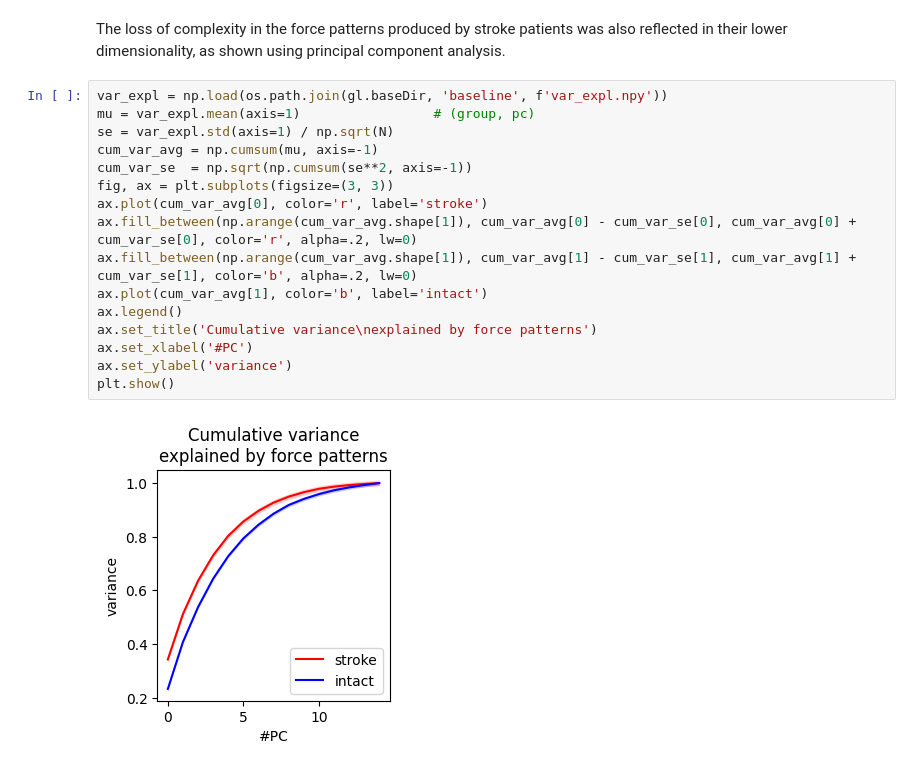
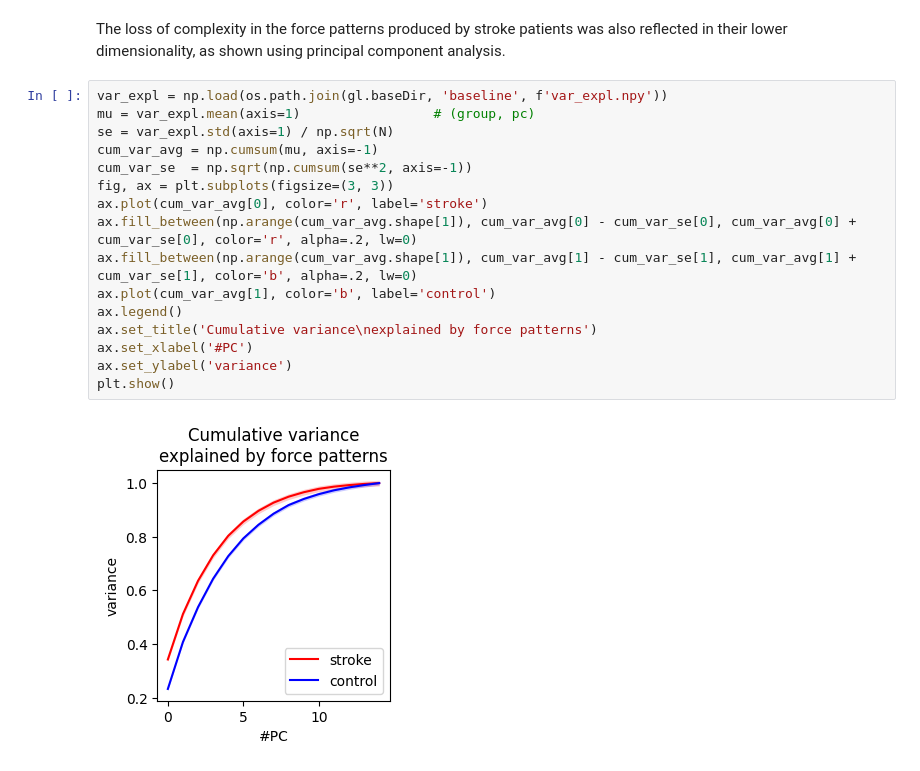
Before and after one commit to mnlmrc/OffManifoldLearning, a Jupyter notebook: notebooks/baseline.ipynb, the cells around one changed output. Saved outputs shown, nothing was run; the diff lists cells and outputs as text.

```diff
--- a/notebooks/baseline.ipynb
+++ b/notebooks/baseline.ipynb
@@ -163,18 +163,18 @@ The loss of complexity in the force patterns produced by stroke patients was als
 # %%
 var_expl = np.load(os.path.join(gl.baseDir, 'baseline', f'var_expl.npy'))
 mu = var_expl.mean(axis=1)                 # (group, pc)
 se = var_expl.std(axis=1) / np.sqrt(N)
 cum_var_avg = np.cumsum(mu, axis=-1)
 cum_var_se  = np.sqrt(np.cumsum(se**2, axis=-1))
 fig, ax = plt.subplots(figsize=(3, 3))
 ax.plot(cum_var_avg[0], color='r', label='stroke')
 ax.fill_between(np.arange(cum_var_avg.shape[1]), cum_var_avg[0] - cum_var_se[0], cum_var_avg[0] + cum_var_se[0], color='r', alpha=.2, lw=0)
 ax.fill_between(np.arange(cum_var_avg.shape[1]), cum_var_avg[1] - cum_var_se[1], cum_var_avg[1] + cum_var_se[1], color='b', alpha=.2, lw=0)
-ax.plot(cum_var_avg[1], color='b', label='intact')
+ax.plot(cum_var_avg[1], color='b', label='control')
 ax.legend()
 ax.set_title('Cumulative variance\nexplained by force patterns')
 ax.set_xlabel('#PC')
 ax.set_ylabel('variance')
 plt.show()
 # %% [output]
-[figure, old version]
+[figure, new version]
```
